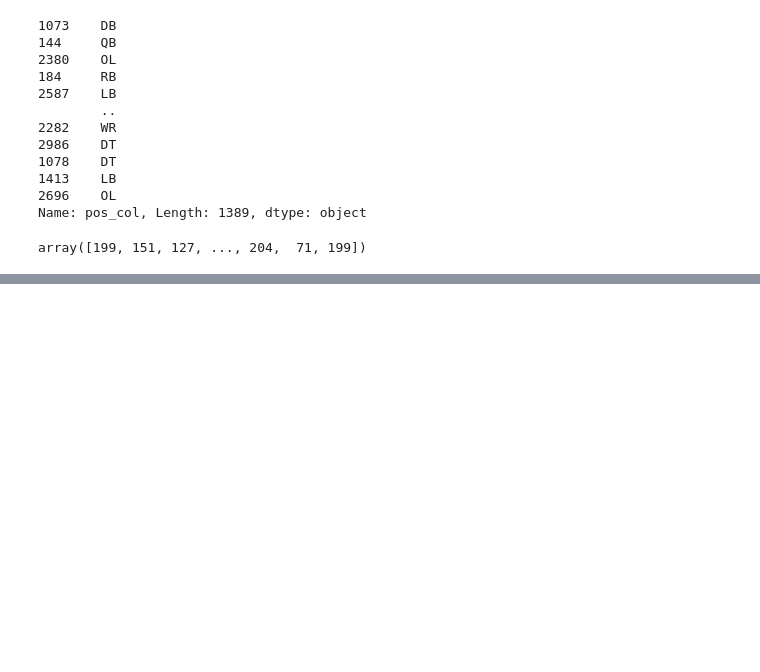
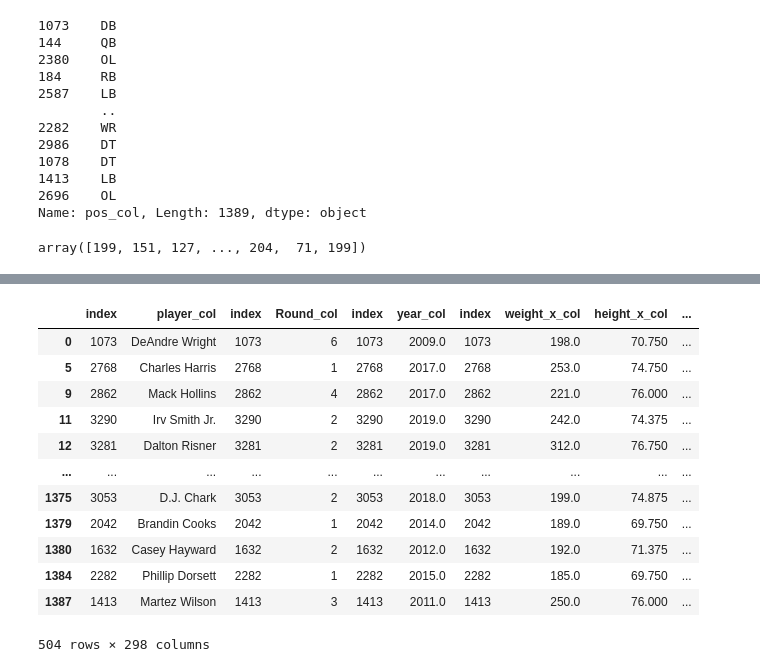
Before and after one commit to jpalgon/Draft_Scouting, a Jupyter notebook: Modeling Regression Alt.ipynb, the cells around one changed output, grey strips where cells are left out. Saved outputs shown, nothing was run; the diff lists cells and outputs as text; code cells hidden in the pictures; blank space fills up the shorter version.

```diff
--- a/Modeling Regression Alt.ipynb
+++ b/Modeling Regression Alt.ipynb
@@ -764,0 +1159,18 @@ results
+# %%
+best = results[results.abs_difference <= 16]
+# %%
+best
+# %% [output]
+|  | index | player_col | index | Round_col | index | year_col | index | weight_x_col | height_x_col | ... |
+| 0 | 1073 | DeAndre Wright | 1073 | 6 | 1073 | 2009.0 | 1073 | 198.0 | 70.750 | ... |
+| 5 | 2768 | Charles Harris | 2768 | 1 | 2768 | 2017.0 | 2768 | 253.0 | 74.750 | ... |
+| 9 | 2862 | Mack Hollins | 2862 | 4 | 2862 | 2017.0 | 2862 | 221.0 | 76.000 | ... |
+| 11 | 3290 | Irv Smith Jr. | 3290 | 2 | 3290 | 2019.0 | 3290 | 242.0 | 74.375 | ... |
+| 12 | 3281 | Dalton Risner | 3281 | 2 | 3281 | 2019.0 | 3281 | 312.0 | 76.750 | ... |
+| ... | ... | ... | ... | ... | ... | ... | ... | ... | ... | ... |
+| 1375 | 3053 | D.J. Chark | 3053 | 2 | 3053 | 2018.0 | 3053 | 199.0 | 74.875 | ... |
+| 1379 | 2042 | Brandin Cooks | 2042 | 1 | 2042 | 2014.0 | 2042 | 189.0 | 69.750 | ... |
+| 1380 | 1632 | Casey Hayward | 1632 | 2 | 1632 | 2012.0 | 1632 | 192.0 | 71.375 | ... |
+| 1384 | 2282 | Phillip Dorsett | 2282 | 1 | 2282 | 2015.0 | 2282 | 185.0 | 69.750 | ... |
+| 1387 | 1413 | Martez Wilson | 1413 | 3 | 1413 | 2011.0 | 1413 | 250.0 | 76.000 | ... |
+504 rows × 298 columns
```
Also changed, not shown: parts of 43 cells of this notebook, 2 other files.
